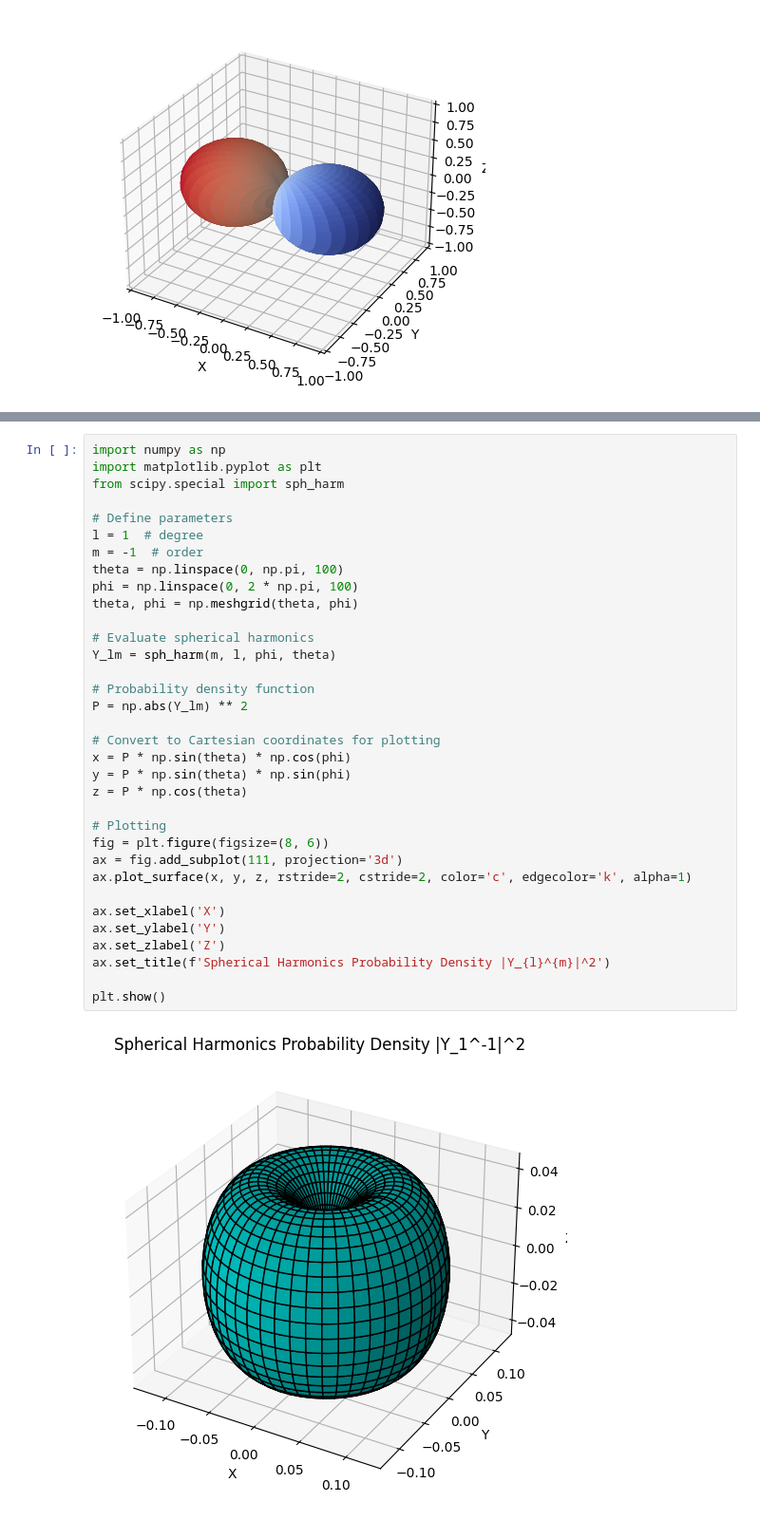
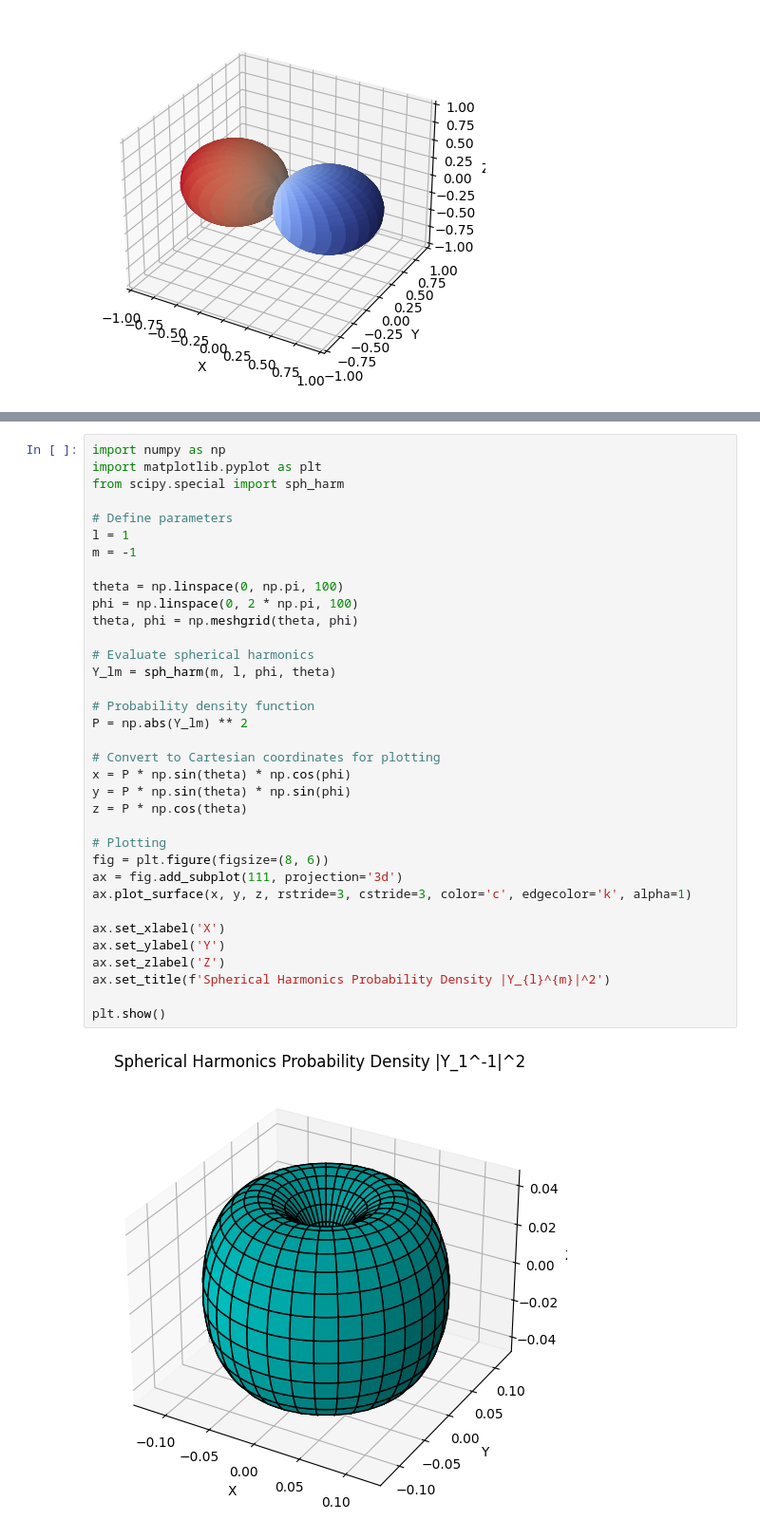
Before and after one commit to navgaur/QM1_UGCF, a Jupyter notebook: Quantum_Mech_1_UGCF.ipynb, the cells around one changed output, grey strips where cells are left out. Shown at 95% size. Cells and saved outputs as stored; diff of their text form.

```diff
--- a/Quantum_Mech_1_UGCF.ipynb
+++ b/Quantum_Mech_1_UGCF.ipynb
@@ -129,34 +131,35 @@ import numpy as np
 import matplotlib.pyplot as plt
 from scipy.special import sph_harm
 
 # Define parameters
-l = 1  # degree
-m = -1  # order
+l = 1
+m = -1
+
 theta = np.linspace(0, np.pi, 100)
 phi = np.linspace(0, 2 * np.pi, 100)
 theta, phi = np.meshgrid(theta, phi)
 
 # Evaluate spherical harmonics
 Y_lm = sph_harm(m, l, phi, theta)
 
 # Probability density function
 P = np.abs(Y_lm) ** 2
 
 # Convert to Cartesian coordinates for plotting
 x = P * np.sin(theta) * np.cos(phi)
 y = P * np.sin(theta) * np.sin(phi)
 z = P * np.cos(theta)
 
 # Plotting
 fig = plt.figure(figsize=(8, 6))
 ax = fig.add_subplot(111, projection='3d')
-ax.plot_surface(x, y, z, rstride=2, cstride=2, color='c', edgecolor='k', alpha=1)
+ax.plot_surface(x, y, z, rstride=3, cstride=3, color='c', edgecolor='k', alpha=1)
 
 ax.set_xlabel('X')
 ax.set_ylabel('Y')
 ax.set_zlabel('Z')
 ax.set_title(f'Spherical Harmonics Probability Density |Y_{l}^{m}|^2')
 
 plt.show()
 # %% [output]
-[figure, old version]
+[figure, new version]
```
Also changed, not shown: parts of 4 cells of this notebook.
